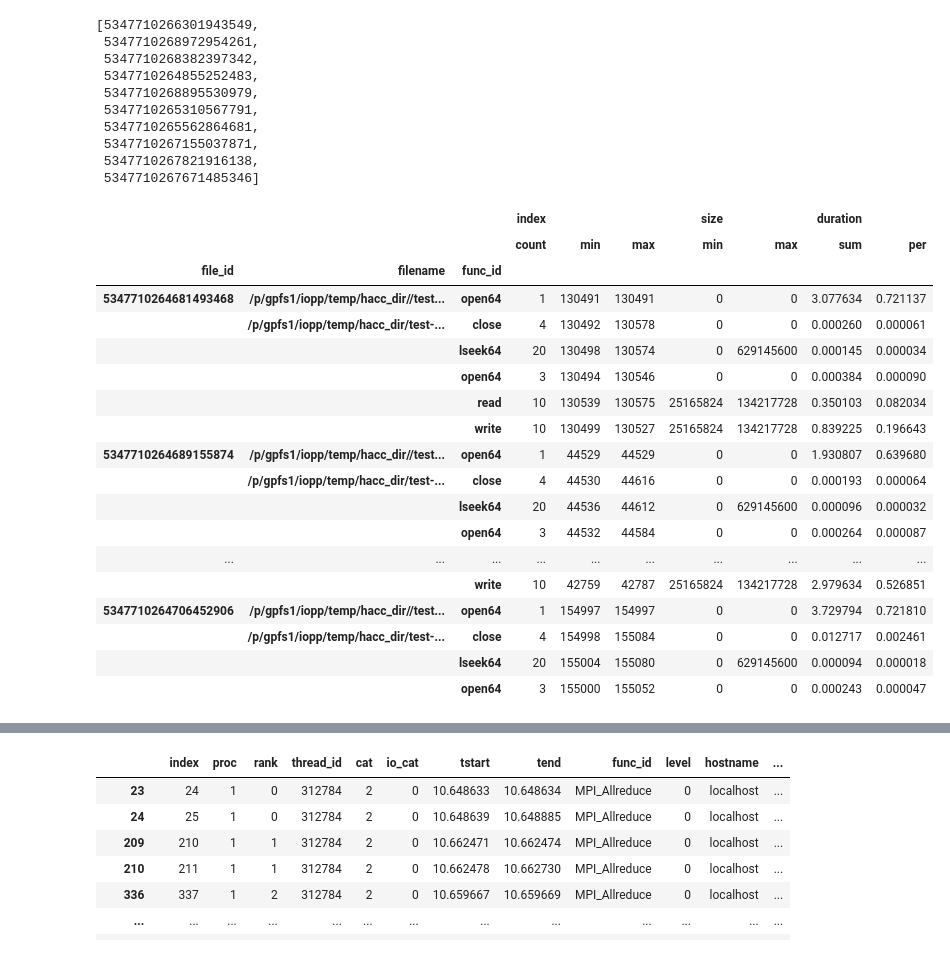
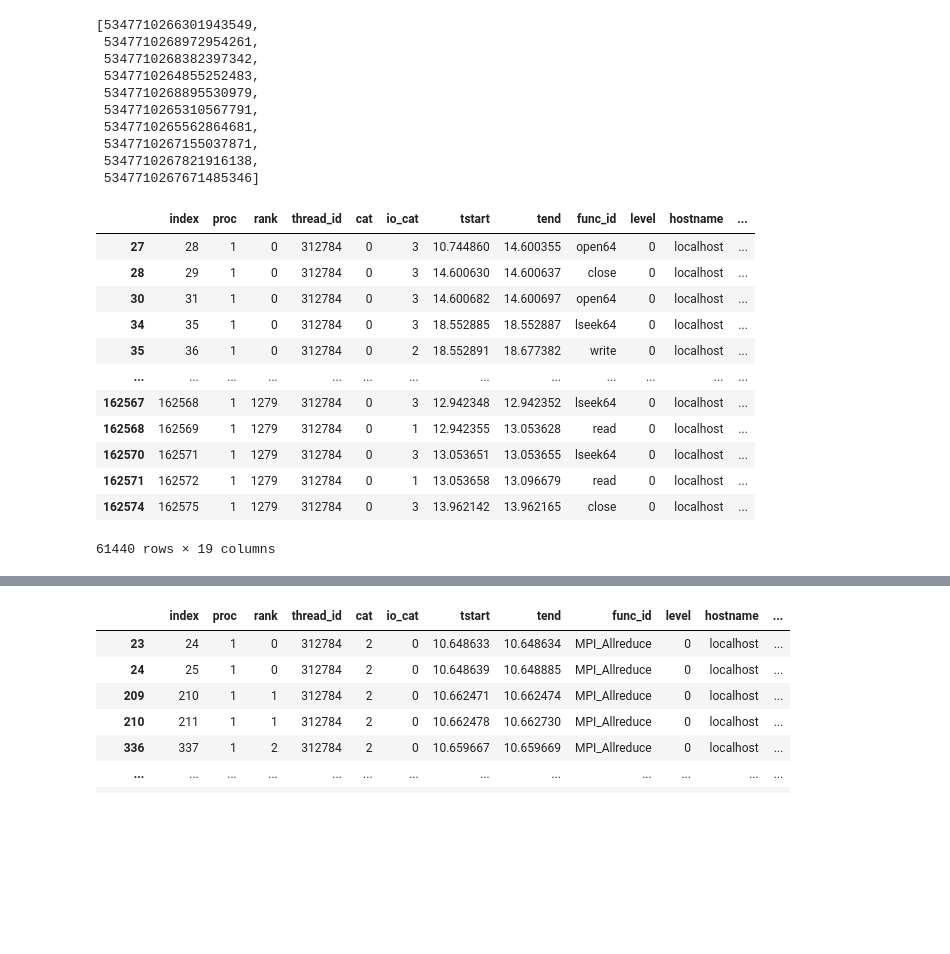
Before and after one commit to izzet/wisio, a Jupyter notebook: notebooks/playground.ipynb, the cells around one changed output, grey strips where cells are left out. Cells and saved outputs as stored; diff of their text form; code cells hidden in the pictures; blank space fills up the shorter version.

```diff
--- a/notebooks/playground.ipynb
+++ b/notebooks/playground.ipynb
@@ -442,27 +440,19 @@ file_acc_ids_h[:10]
  5347710267821916138,
  5347710267671485346]
 # %%
-file_acc_stat_ddf_h = ddf_h[ddf_h['file_id'].isin(file_acc_ids_h)].groupby(['file_id','filename','func_id']).agg({'index':['count',min,max],'size':[min,max],'duration':sum}).compute()
-file_acc_stat_ddf_h['duration', 'per'] = file_acc_stat_ddf_h.div(file_acc_stat_ddf_h.groupby(level=0).sum(), level=0)['duration', 'sum']
-
-file_acc_stat_ddf_h[:40]
+file_acc_stat_ddf_h = ddf_h[ddf_h['file_id'].isin(file_acc_ids_h)].compute()
+file_acc_stat_ddf_h
 # %% [output]
-|  |  |  | index |  |  | size |  | duration |  |
-|  |  |  | count | min | max | min | max | sum | per |
-| file_id | filename | func_id |  |  |  |  |  |  |  |
-| 5347710264681493468 | /p/gpfs1/iopp/temp/hacc_dir//test... | open64 | 1 | 130491 | 130491 | 0 | 0 | 3.077634 | 0.721137 |
-|  | /p/gpfs1/iopp/temp/hacc_dir/test-... | close | 4 | 130492 | 130578 | 0 | 0 | 0.000260 | 0.000061 |
-|  |  | lseek64 | 20 | 130498 | 130574 | 0 | 629145600 | 0.000145 | 0.000034 |
-|  |  | open64 | 3 | 130494 | 130546 | 0 | 0 | 0.000384 | 0.000090 |
-|  |  | read | 10 | 130539 | 130575 | 25165824 | 134217728 | 0.350103 | 0.082034 |
-|  |  | write | 10 | 130499 | 130527 | 25165824 | 134217728 | 0.839225 | 0.196643 |
-| 5347710264689155874 | /p/gpfs1/iopp/temp/hacc_dir//test... | open64 | 1 | 44529 | 44529 | 0 | 0 | 1.930807 | 0.639680 |
-|  | /p/gpfs1/iopp/temp/hacc_dir/test-... | close | 4 | 44530 | 44616 | 0 | 0 | 0.000193 | 0.000064 |
-|  |  | lseek64 | 20 | 44536 | 44612 | 0 | 629145600 | 0.000096 | 0.000032 |
-|  |  | open64 | 3 | 44532 | 44584 | 0 | 0 | 0.000264 | 0.000087 |
-| ... | ... | ... | ... | ... | ... | ... | ... | ... | ... |
-|  |  | write | 10 | 42759 | 42787 | 25165824 | 134217728 | 2.979634 | 0.526851 |
-| 5347710264706452906 | /p/gpfs1/iopp/temp/hacc_dir//test... | open64 | 1 | 154997 | 154997 | 0 | 0 | 3.729794 | 0.721810 |
-|  | /p/gpfs1/iopp/temp/hacc_dir/test-... | close | 4 | 154998 | 155084 | 0 | 0 | 0.012717 | 0.002461 |
-|  |  | lseek64 | 20 | 155004 | 155080 | 0 | 629145600 | 0.000094 | 0.000018 |
-|  |  | open64 | 3 | 155000 | 155052 | 0 | 0 | 0.000243 | 0.000047 |
+|  | index | proc | rank | thread_id | cat | io_cat | tstart | tend | func_id | level | hostname | ... |
+| 27 | 28 | 1 | 0 | 312784 | 0 | 3 | 10.744860 | 14.600355 | open64 | 0 | localhost | ... |
+| 28 | 29 | 1 | 0 | 312784 | 0 | 3 | 14.600630 | 14.600637 | close | 0 | localhost | ... |
+| 30 | 31 | 1 | 0 | 312784 | 0 | 3 | 14.600682 | 14.600697 | open64 | 0 | localhost | ... |
+| 34 | 35 | 1 | 0 | 312784 | 0 | 3 | 18.552885 | 18.552887 | lseek64 | 0 | localhost | ... |
+| 35 | 36 | 1 | 0 | 312784 | 0 | 2 | 18.552891 | 18.677382 | write | 0 | localhost | ... |
+| ... | ... | ... | ... | ... | ... | ... | ... | ... | ... | ... | ... | ... |
+| 162567 | 162568 | 1 | 1279 | 312784 | 0 | 3 | 12.942348 | 12.942352 | lseek64 | 0 | localhost | ... |
+| 162568 | 162569 | 1 | 1279 | 312784 | 0 | 1 | 12.942355 | 13.053628 | read | 0 | localhost | ... |
+| 162570 | 162571 | 1 | 1279 | 312784 | 0 | 3 | 13.053651 | 13.053655 | lseek64 | 0 | localhost | ... |
+| 162571 | 162572 | 1 | 1279 | 312784 | 0 | 1 | 13.053658 | 13.096679 | read | 0 | localhost | ... |
+| 162574 | 162575 | 1 | 1279 | 312784 | 0 | 3 | 13.962142 | 13.962165 | close | 0 | localhost | ... |
+61440 rows × 19 columns
```
Also changed, not shown: parts of 51 cells of this notebook, 10 other files.
